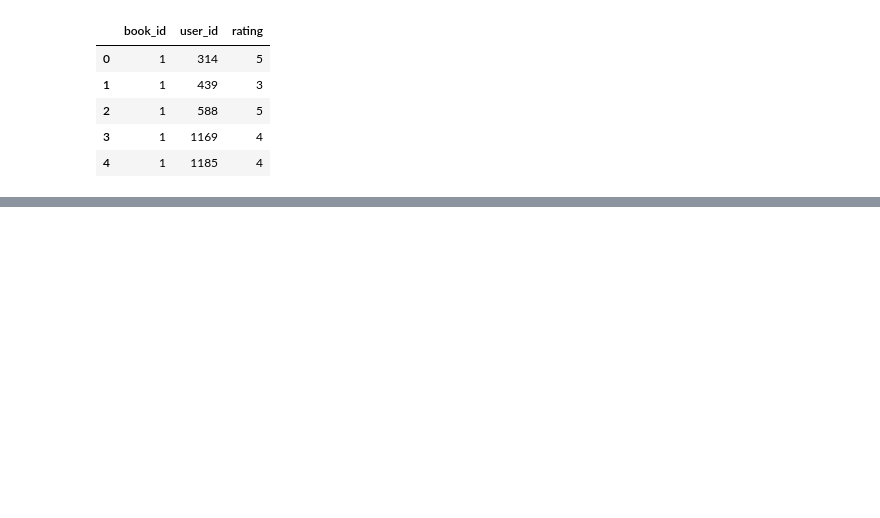
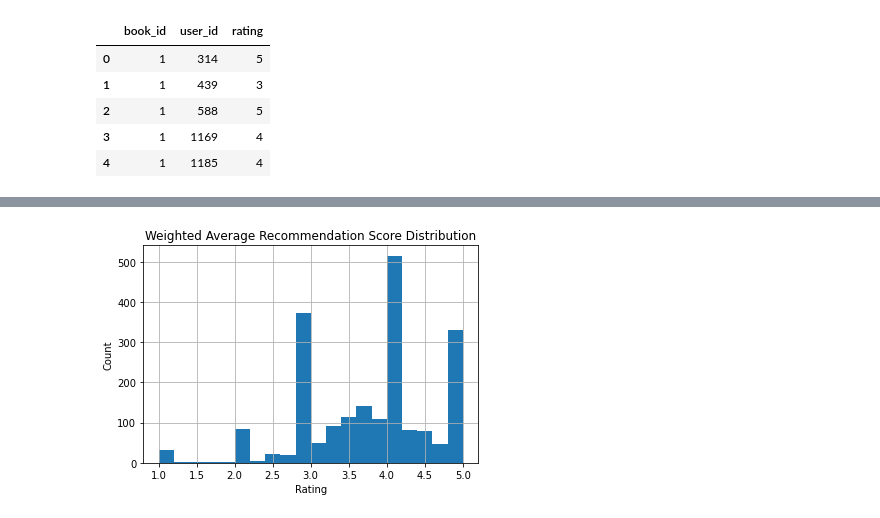
Before and after one commit to gcolson11/Capstone_Books, a Jupyter notebook: Testing New Models.ipynb, the cells around one changed output, grey strips where cells are left out. Saved outputs shown, nothing was run; the diff lists cells and outputs as text; code cells hidden in the pictures; blank space fills up the shorter version.

```diff
--- a/Testing New Models.ipynb
+++ b/Testing New Models.ipynb
@@ -22,3 +18,7 @@ books = pd.read_csv(books_file)
+# %%
+# read in the books and ratings dataframes
+ratings = pd.read_csv("Data/ratings_cleaned.csv")
+books = pd.read_csv("Data/books_cleaned.csv")
 # %%
 ratings.head()
 # %% [output]
@@ -62,0 +42,10 @@ ratings = ratings.rename(columns={'book_id': 'id'})
+# %%
+# create test set with 1 rating from each user
+test = ratings.groupby('user_id').apply(lambda x: x.sample(1)).reset_index(level=0, drop=True)
+
+# create lists from test df
+test_rating_list = test['rating'].tolist()
+index_list = test.index.tolist()
+
+# make new ratings column without test set
+ratings = ratings.loc[~ratings.index.isin(index_list)]
@@ -62,0 +251,8 @@ ratings = ratings.rename(columns={'book_id': 'id'})
+# %%
+# plot the distribution of weighted average recommendation scores
+_ = recommendation_df['weighted average recommendation score'].hist(bins=20)
+_ = plt.title('Weighted Average Recommendation Score Distribution')
+_ = plt.xlabel('Rating')
+_ = plt.ylabel('Count')
+# %% [output]
+[figure, added]
```
Also changed, not shown: parts of 37 cells of this notebook.
